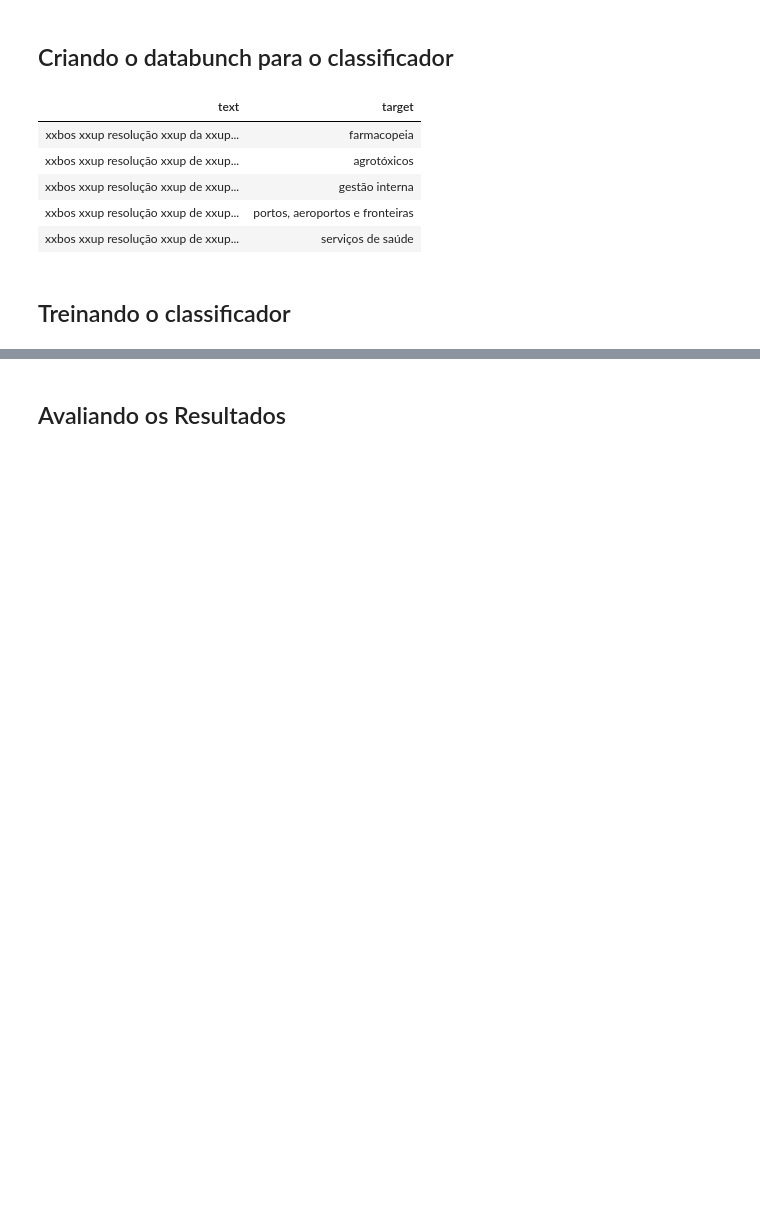
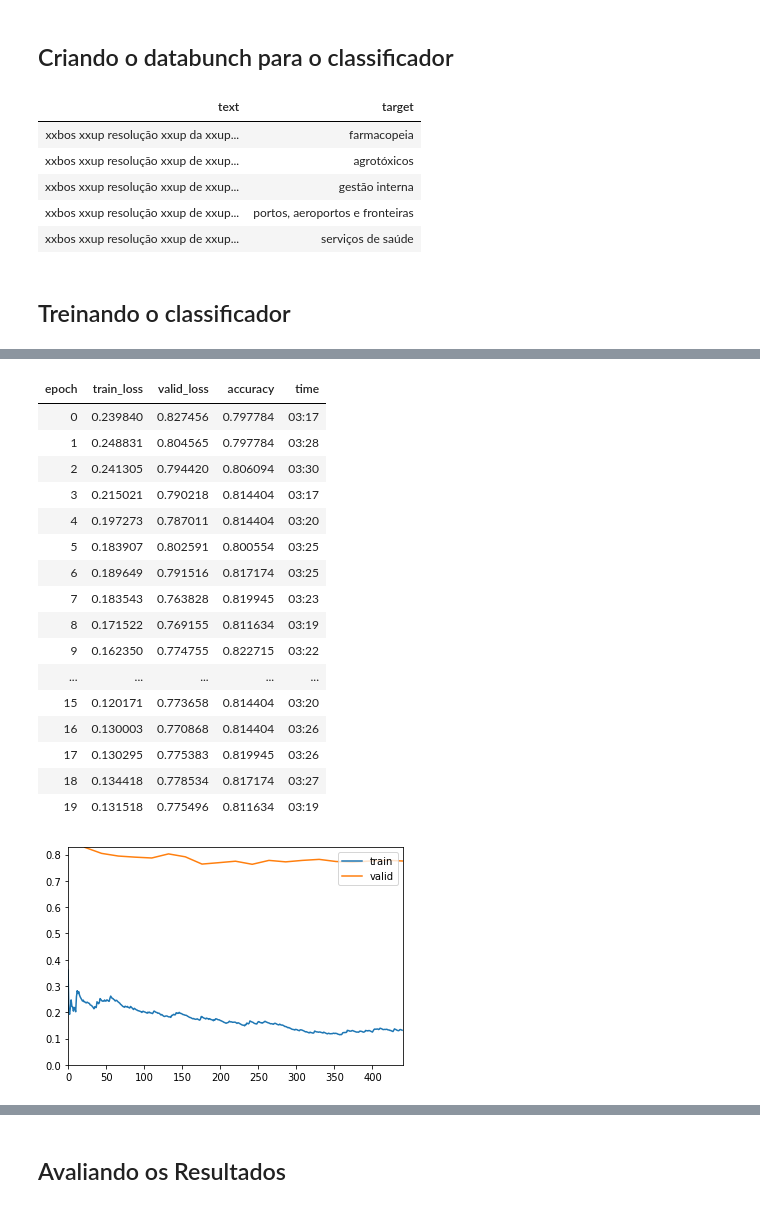
Before and after one commit to thiagodma/Cluster-Normas, a Jupyter notebook: Classificacao_Normas.ipynb, the cells around one changed output, grey strips where cells are left out. Saved outputs shown, nothing was run; the diff lists cells and outputs as text; code cells hidden in the pictures; blank space fills up the shorter version.

```diff
--- a/Classificacao_Normas.ipynb
+++ b/Classificacao_Normas.ipynb
@@ -158,4 +175,23 @@ RuntimeError: CUDA out of memory. Tried to allocate 34.00 MiB (GPU 0; 7.43 GiB t
 # %%
-lr_min =
-lr_max =
+lr_min = 1e-5
+lr_max = 1e-3
 learn_clas.fit_one_cycle(20, max_lr=slice(lr_min,lr_max), moms=(0.8,0.7), callbacks=[callbacks.SaveModelCallback(learn_clas, every='improvement', monitor='accuracy', name='learn_clas_ft')])
+# %% [output]
+| epoch | train_loss | valid_loss | accuracy | time |
+| 0 | 0.239840 | 0.827456 | 0.797784 | 03:17 |
+| 1 | 0.248831 | 0.804565 | 0.797784 | 03:28 |
+| 2 | 0.241305 | 0.794420 | 0.806094 | 03:30 |
+| 3 | 0.215021 | 0.790218 | 0.814404 | 03:17 |
+| 4 | 0.197273 | 0.787011 | 0.814404 | 03:20 |
+| 5 | 0.183907 | 0.802591 | 0.800554 | 03:25 |
+| 6 | 0.189649 | 0.791516 | 0.817174 | 03:25 |
+| 7 | 0.183543 | 0.763828 | 0.819945 | 03:23 |
+| 8 | 0.171522 | 0.769155 | 0.811634 | 03:19 |
+| 9 | 0.162350 | 0.774755 | 0.822715 | 03:22 |
+| ... | ... | ... | ... | ... |
+| 15 | 0.120171 | 0.773658 | 0.814404 | 03:20 |
+| 16 | 0.130003 | 0.770868 | 0.814404 | 03:26 |
+| 17 | 0.130295 | 0.775383 | 0.819945 | 03:26 |
+| 18 | 0.134418 | 0.778534 | 0.817174 | 03:27 |
+| 19 | 0.131518 | 0.775496 | 0.811634 | 03:19 |
+[figure, added]
```
Also changed, not shown: parts of 12 cells of this notebook.
